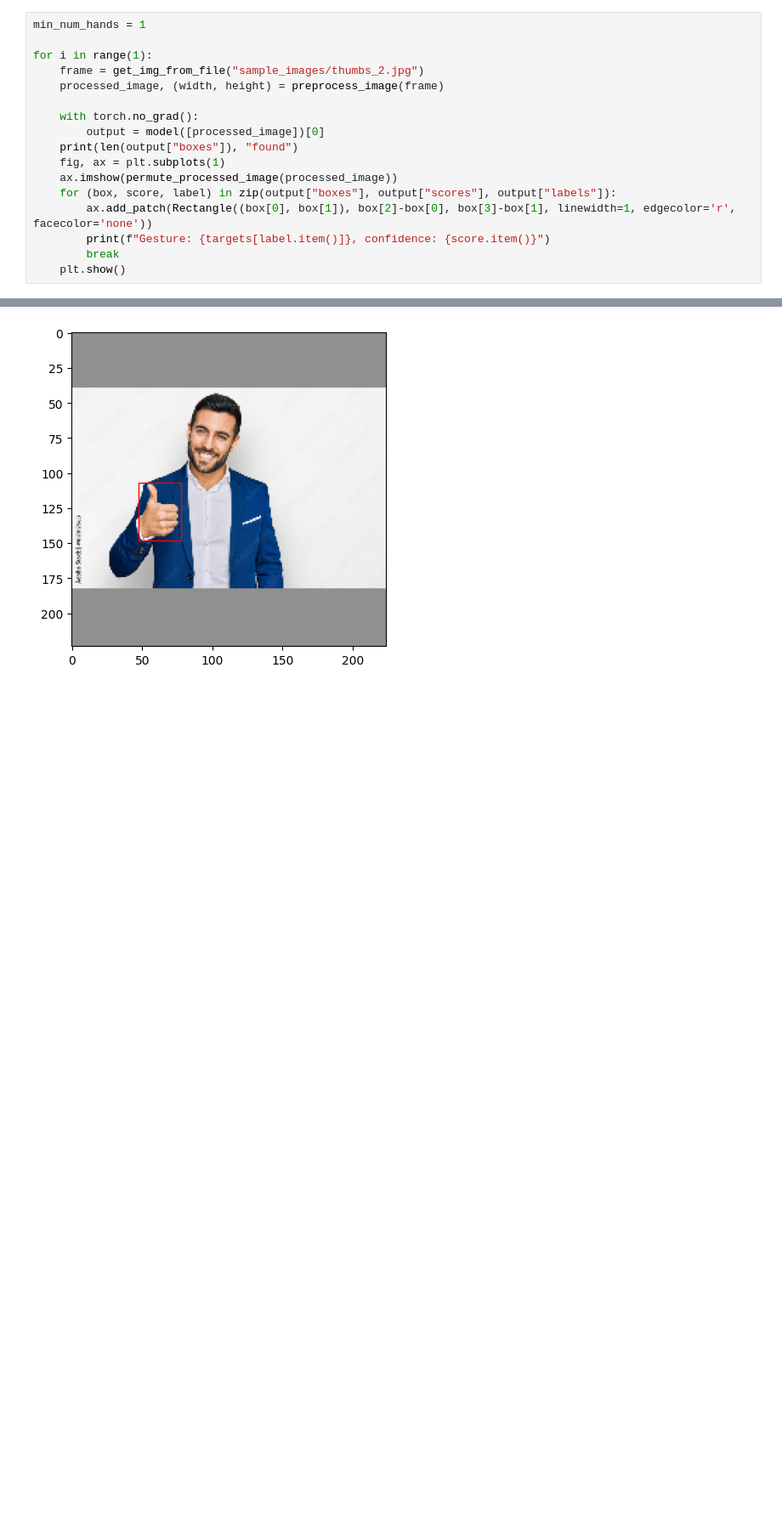
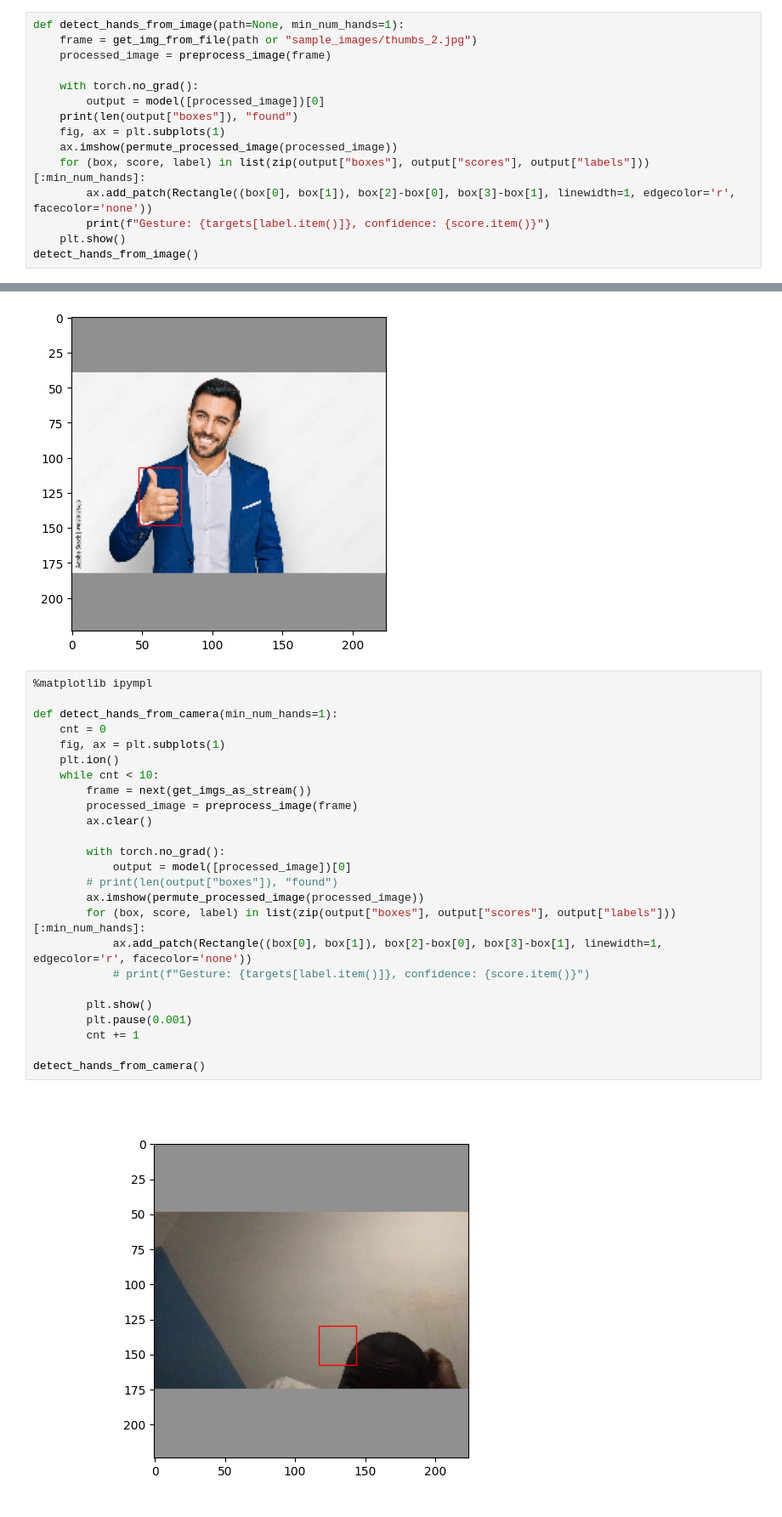
Before and after one commit to fortune-max/M4-final-hand-gesture-recognition, a Jupyter notebook: recognition.ipynb, the cells around one changed output, grey strips where cells are left out. Shown at 85% size. Drawn from its saved outputs; the diff is of its cells as text; blank space fills up the shorter version.

```diff
--- a/recognition.ipynb
+++ b/recognition.ipynb
@@ -51,23 +67,48 @@ def preprocess_image(img):
 def permute_processed_image(img):
     return img.permute(1, 2, 0)
 # %%
-min_num_hands = 1
-
-for i in range(1):
-    frame = get_img_from_file("sample_images/thumbs_2.jpg")
-    processed_image, (width, height) = preprocess_image(frame)
+def detect_hands_from_image(path=None, min_num_hands=1):
+    frame = get_img_from_file(path or "sample_images/thumbs_2.jpg")
+    processed_image = preprocess_image(frame)
 
     with torch.no_grad():
         output = model([processed_image])[0]
     print(len(output["boxes"]), "found")
     fig, ax = plt.subplots(1)
     ax.imshow(permute_processed_image(processed_image))
-    for (box, score, label) in zip(output["boxes"], output["scores"], output["labels"]):
+    for (box, score, label) in list(zip(output["boxes"], output["scores"], output["labels"]))[:min_num_hands]:
         ax.add_patch(Rectangle((box[0], box[1]), box[2]-box[0], box[3]-box[1], linewidth=1, edgecolor='r', facecolor='none'))
         print(f"Gesture: {targets[label.item()]}, confidence: {score.item()}")
-        break
     plt.show()
+detect_hands_from_image()
 # %% [output]
 1 found
 Gesture: like, confidence: 0.9970441460609436
 [figure]
+# %%
+%matplotlib ipympl
+
+def detect_hands_from_camera(min_num_hands=1):
+    cnt = 0
+    fig, ax = plt.subplots(1)
+    plt.ion()
+    while cnt < 10:
+        frame = next(get_imgs_as_stream())
+        processed_image = preprocess_image(frame)
+        ax.clear()
+
+        with torch.no_grad():
+            output = model([processed_image])[0]
+        # print(len(output["boxes"]), "found")
+        ax.imshow(permute_processed_image(processed_image))
+        for (box, score, label) in list(zip(output["boxes"], output["scores"], output["labels"]))[:min_num_hands]:
+            ax.add_patch(Rectangle((box[0], box[1]), box[2]-box[0], box[3]-box[1], linewidth=1, edgecolor='r', facecolor='none'))
+            # print(f"Gesture: {targets[label.item()]}, confidence: {score.item()}")
+
+        plt.show()
+        plt.pause(0.001)
+        cnt += 1
+
+detect_hands_from_camera()
+# %% [output]
+[figure, added]
```
Also changed, not shown: parts of 5 cells of this notebook.
